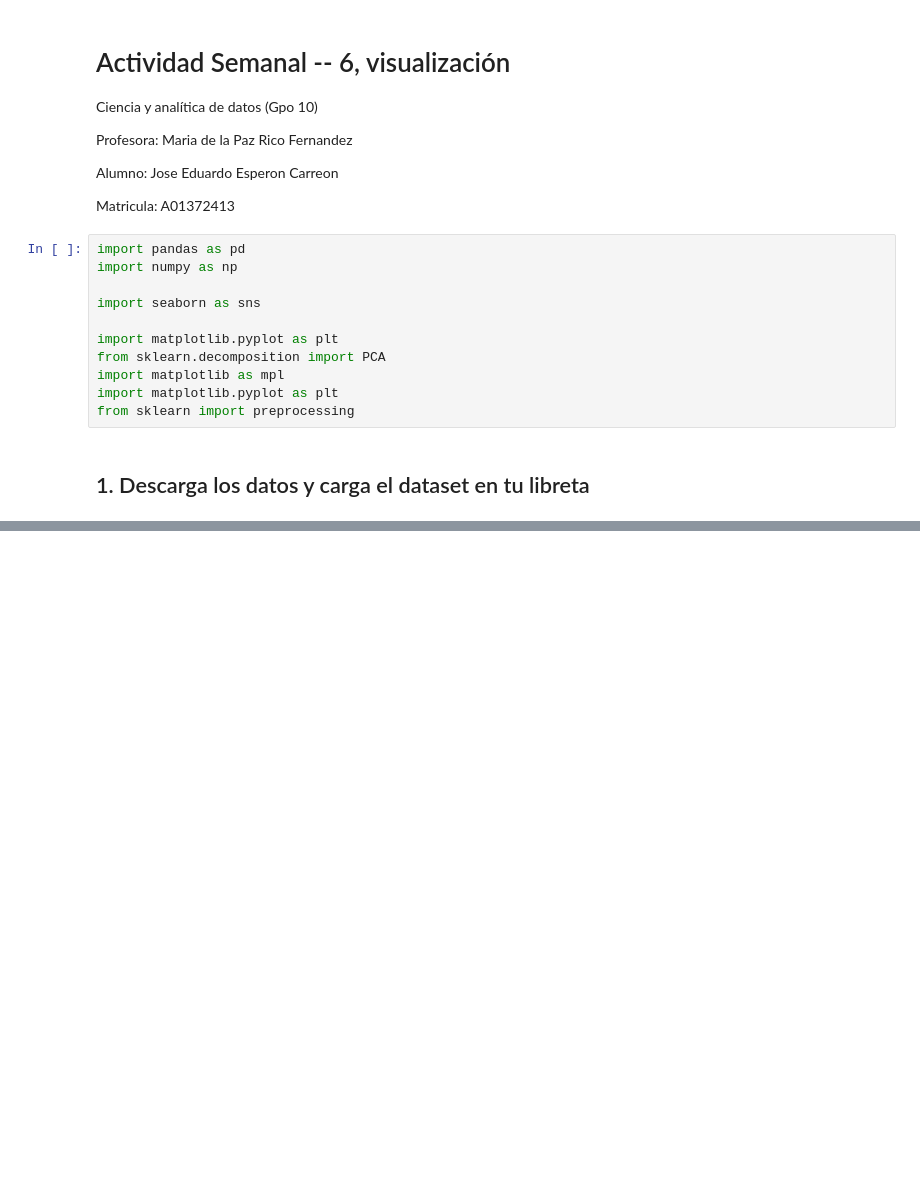
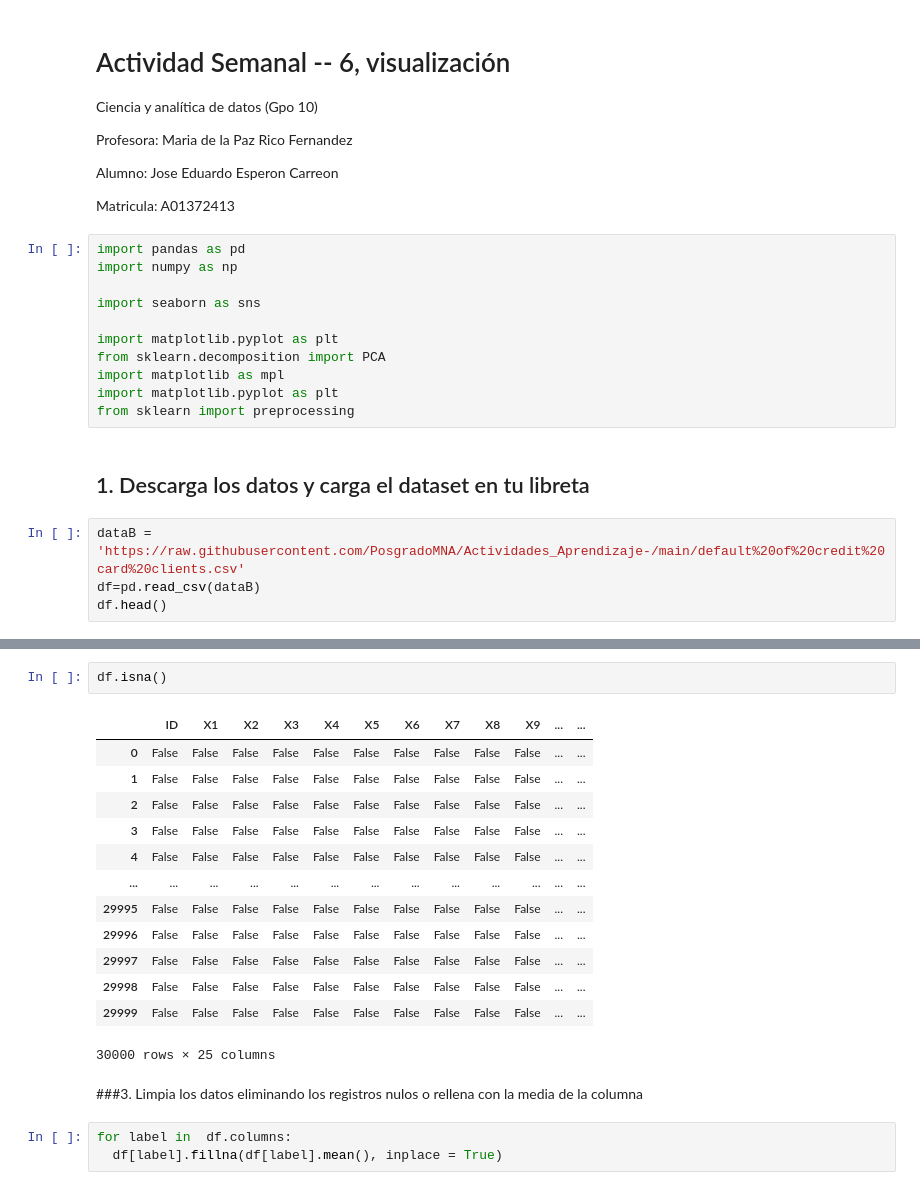
Before and after one commit to PosgradoMNA/actividades-de-aprendizaje-jeesperon, a Jupyter notebook: Act_Sem6_visualización_a01372413.ipynb, the cells around one changed output, grey strips where cells are left out. Drawn from its saved outputs; the diff is of its cells as text; blank space fills up the shorter version.

```diff
--- a/Act_Sem6_visualización_a01372413.ipynb
+++ b/Act_Sem6_visualización_a01372413.ipynb
@@ -23,3 +23,7 @@ import matplotlib.pyplot as plt
 from sklearn import preprocessing
 # %% [markdown]
 ## 1. Descarga los datos y carga el dataset en tu libreta
+# %%
+dataB = 'https://raw.githubusercontent.com/PosgradoMNA/Actividades_Aprendizaje-/main/default%20of%20credit%20card%20clients.csv'
+df=pd.read_csv(dataB)
+df.head()
@@ -25,0 +82,21 @@ from sklearn import preprocessing
+# %%
+df.isna()
+# %% [output]
+|  | ID | X1 | X2 | X3 | X4 | X5 | X6 | X7 | X8 | X9 | ... | ... |
+| 0 | False | False | False | False | False | False | False | False | False | False | ... | ... |
+| 1 | False | False | False | False | False | False | False | False | False | False | ... | ... |
+| 2 | False | False | False | False | False | False | False | False | False | False | ... | ... |
+| 3 | False | False | False | False | False | False | False | False | False | False | ... | ... |
+| 4 | False | False | False | False | False | False | False | False | False | False | ... | ... |
+| ... | ... | ... | ... | ... | ... | ... | ... | ... | ... | ... | ... | ... |
+| 29995 | False | False | False | False | False | False | False | False | False | False | ... | ... |
+| 29996 | False | False | False | False | False | False | False | False | False | False | ... | ... |
+| 29997 | False | False | False | False | False | False | False | False | False | False | ... | ... |
+| 29998 | False | False | False | False | False | False | False | False | False | False | ... | ... |
+| 29999 | False | False | False | False | False | False | False | False | False | False | ... | ... |
+30000 rows × 25 columns
+# %% [markdown]
+###3. Limpia los datos eliminando los registros nulos o rellena con la media de la columna
+# %%
+for label in  df.columns:
+  df[label].fillna(df[label].mean(), inplace = True)
```
Also changed, not shown: parts of 18 cells of this notebook.
